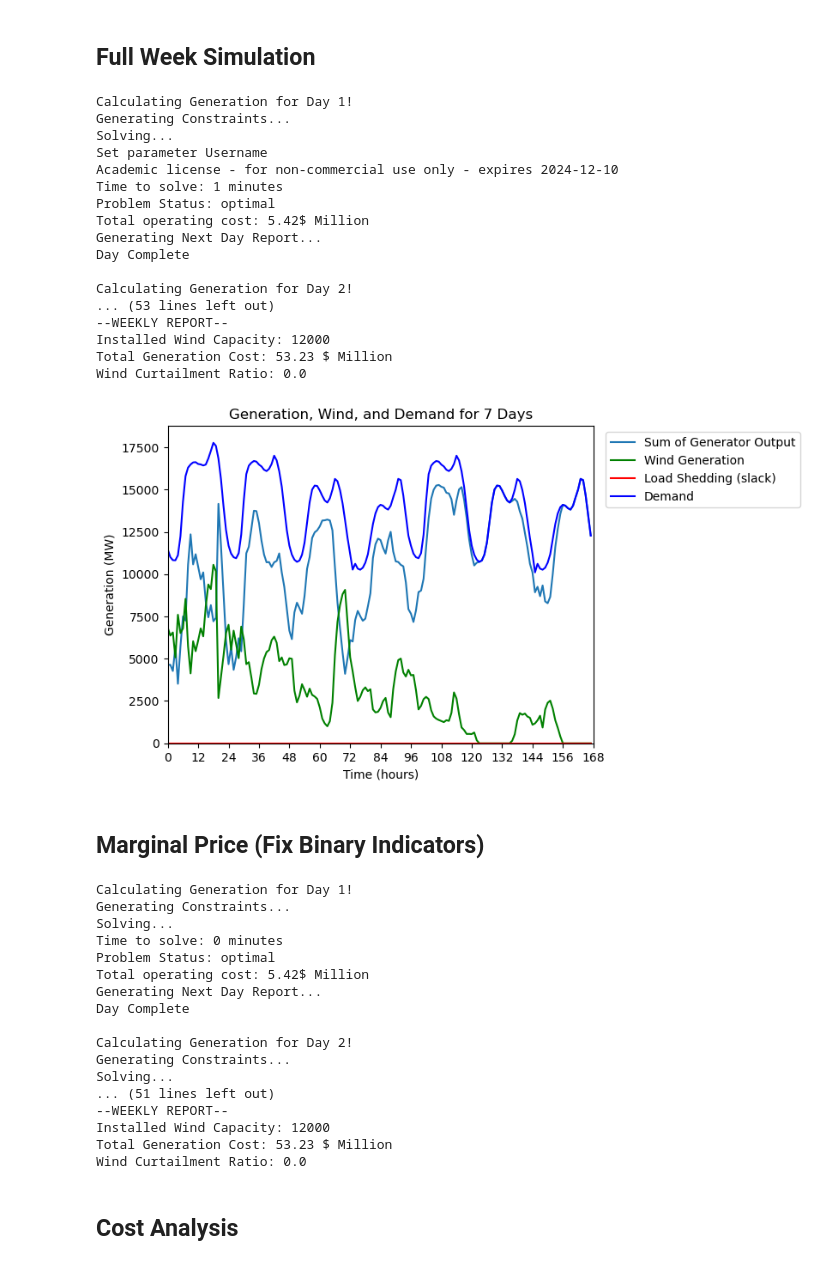
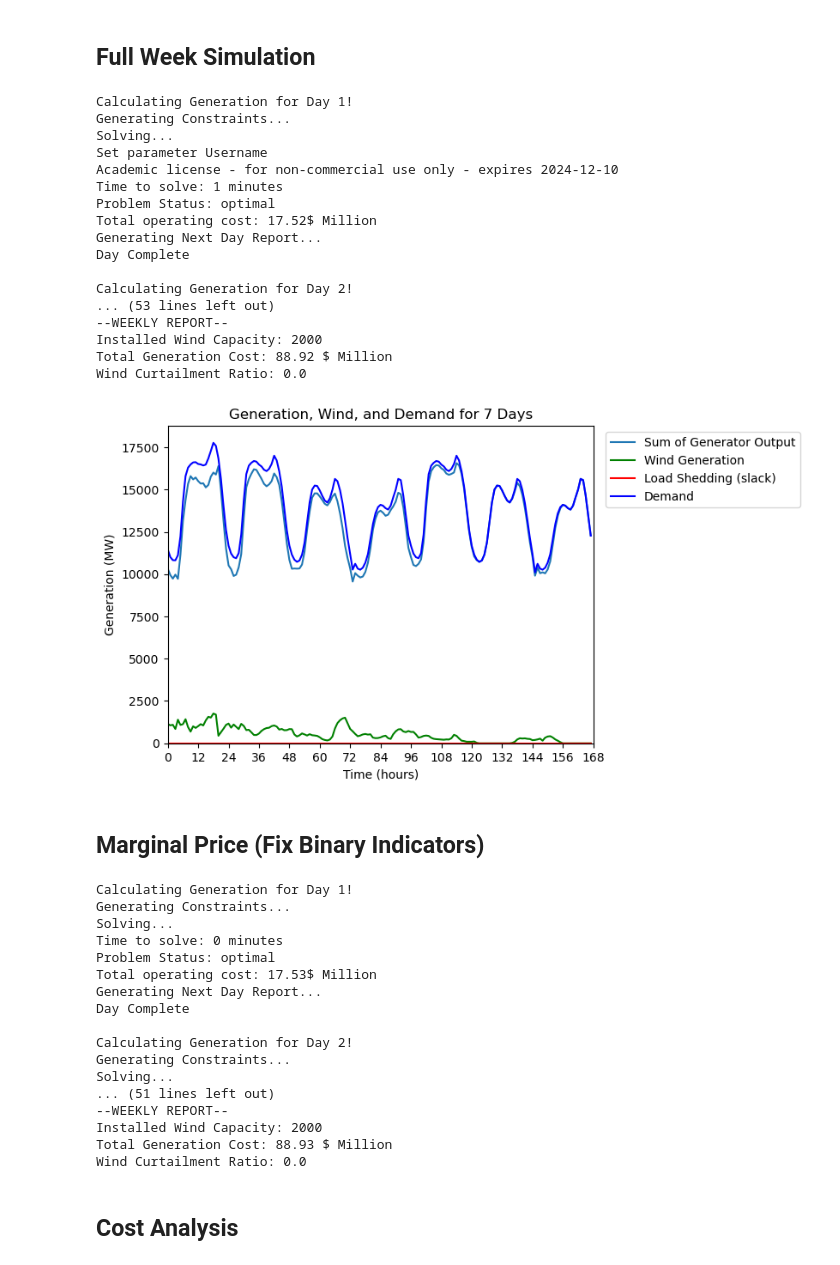
Before and after one commit to juliasimpson97/energy-syst-final, a Jupyter notebook: wind-tax-incentive-simulation-seven-days.ipynb, the cells around one changed output. Drawn from its saved outputs; the diff is of its cells as text; code cells hidden in the pictures.

```diff
--- a/wind-tax-incentive-simulation-seven-days.ipynb
+++ b/wind-tax-incentive-simulation-seven-days.ipynb
@@ -226,7 +226,7 @@ weekly_u = np.array([])
 weekly_v = np.array([])
 weekly_z = np.array([])
 
-W = 12000 # Vary Wind Capacty[2000, 6000, 12000]
+W = 2000 # Vary Wind Capacty[2000, 6000, 12000]
 
 for D in np.arange(0,days):
     print("Calculating Generation for Day " + str(D+1) + "!")
@@ -351,37 +351,37 @@ for D in np.arange(0,days):
     result.to_excel(f'report_wind_tax_incentive_{W}.xlsx')
     total_cost += obj_WIT.value
     total_gen = np.concatenate((total_gen, sum(g.value[:])))
     total_wind = np.concatenate((total_wind, w.value))
     total_slack = np.concatenate((total_slack, s.value))
     print("Day Complete \n")
 
 
 print("--WEEKLY REPORT--")
 print(f"Installed Wind Capacity: {W}")
 print(f"Total Generation Cost: {round(total_cost/1e6,2)} $ Million")
 print(f"Wind Curtailment Ratio: {wind_curtailment_ratio(D, T, W, total_wind)}")
 
 ## Plots
 weekly_plot(total_gen, total_wind, total_slack, load.Demand[:(D+1)*T], D, T, days, W)
 # %% [output]
 Calculating Generation for Day 1!
 Generating Constraints...
 Solving...
 Set parameter Username
 Academic license - for non-commercial use only - expires 2024-12-10
 Time to solve: 1 minutes
 Problem Status: optimal
-Total operating cost: 5.42$ Million
+Total operating cost: 17.52$ Million
 Generating Next Day Report...
 Day Complete
 
 Calculating Generation for Day 2!
 ... (53 lines left out)
 --WEEKLY REPORT--
-Installed Wind Capacity: 12000
-Total Generation Cost: 53.23 $ Million
+Installed Wind Capacity: 2000
+Total Generation Cost: 88.92 $ Million
 Wind Curtailment Ratio: 0.0
-[figure, old version]
+[figure, new version]
 # %% [markdown]
 ## Marginal Price (Fix Binary Indicators)
 # %%
@@ -487,7 +487,7 @@ Generating Constraints...
 Solving...
 Time to solve: 0 minutes
 Problem Status: optimal
-Total operating cost: 5.42$ Million
+Total operating cost: 17.53$ Million
 Generating Next Day Report...
 Day Complete
 
@@ -496,8 +496,8 @@ Generating Constraints...
 Solving...
 ... (51 lines left out)
 --WEEKLY REPORT--
-Installed Wind Capacity: 12000
-Total Generation Cost: 53.23 $ Million
+Installed Wind Capacity: 2000
+Total Generation Cost: 88.93 $ Million
 Wind Curtailment Ratio: 0.0
 # %% [markdown]
 ## Cost Analysis
```
Also changed, not shown: parts of 5 cells of this notebook, 3 other files.
